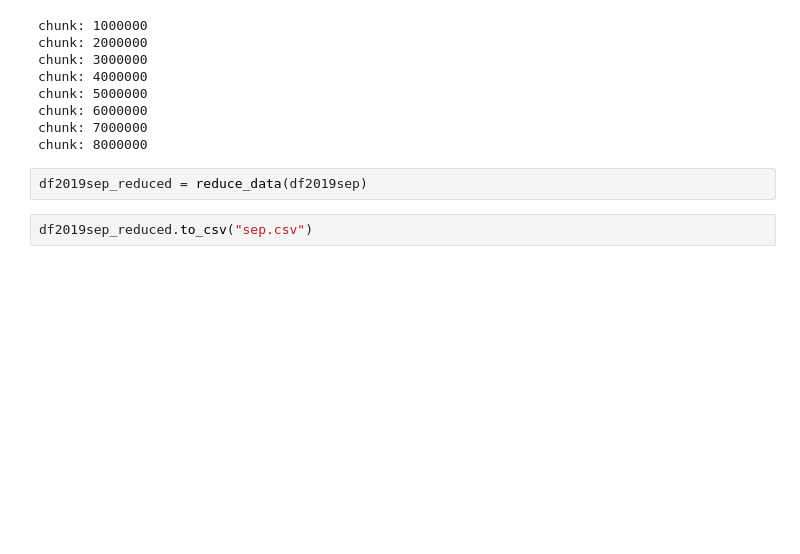
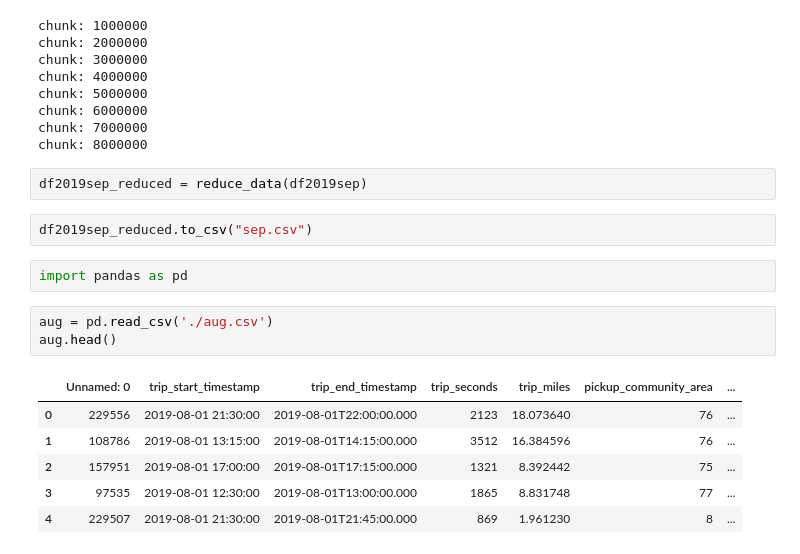
Before and after one commit to mjtv128/705-FinalProject, a Jupyter notebook: test_import.ipynb, the cells around one changed output. Saved outputs shown, nothing was run; the diff lists cells and outputs as text; blank space fills up the shorter version.

```diff
--- a/test_import.ipynb
+++ b/test_import.ipynb
@@ -239,3 +239,15 @@ chunk: 8000000
 df2019sep_reduced = reduce_data(df2019sep)
 # %%
 df2019sep_reduced.to_csv("sep.csv")
+# %%
+import pandas as pd
+# %%
+aug = pd.read_csv('./aug.csv')
+aug.head()
+# %% [output]
+|  | Unnamed: 0 | trip_start_timestamp | trip_end_timestamp | trip_seconds | trip_miles | pickup_community_area | ... |
+| 0 | 229556 | 2019-08-01 21:30:00 | 2019-08-01T22:00:00.000 | 2123 | 18.073640 | 76 | ... |
+| 1 | 108786 | 2019-08-01 13:15:00 | 2019-08-01T14:15:00.000 | 3512 | 16.384596 | 76 | ... |
+| 2 | 157951 | 2019-08-01 17:00:00 | 2019-08-01T17:15:00.000 | 1321 | 8.392442 | 75 | ... |
+| 3 | 97535 | 2019-08-01 12:30:00 | 2019-08-01T13:00:00.000 | 1865 | 8.831748 | 77 | ... |
+| 4 | 229507 | 2019-08-01 21:30:00 | 2019-08-01T21:45:00.000 | 869 | 1.961230 | 8 | ... |
```
Also changed, not shown: parts of 15 cells of this notebook, 2 other files.
